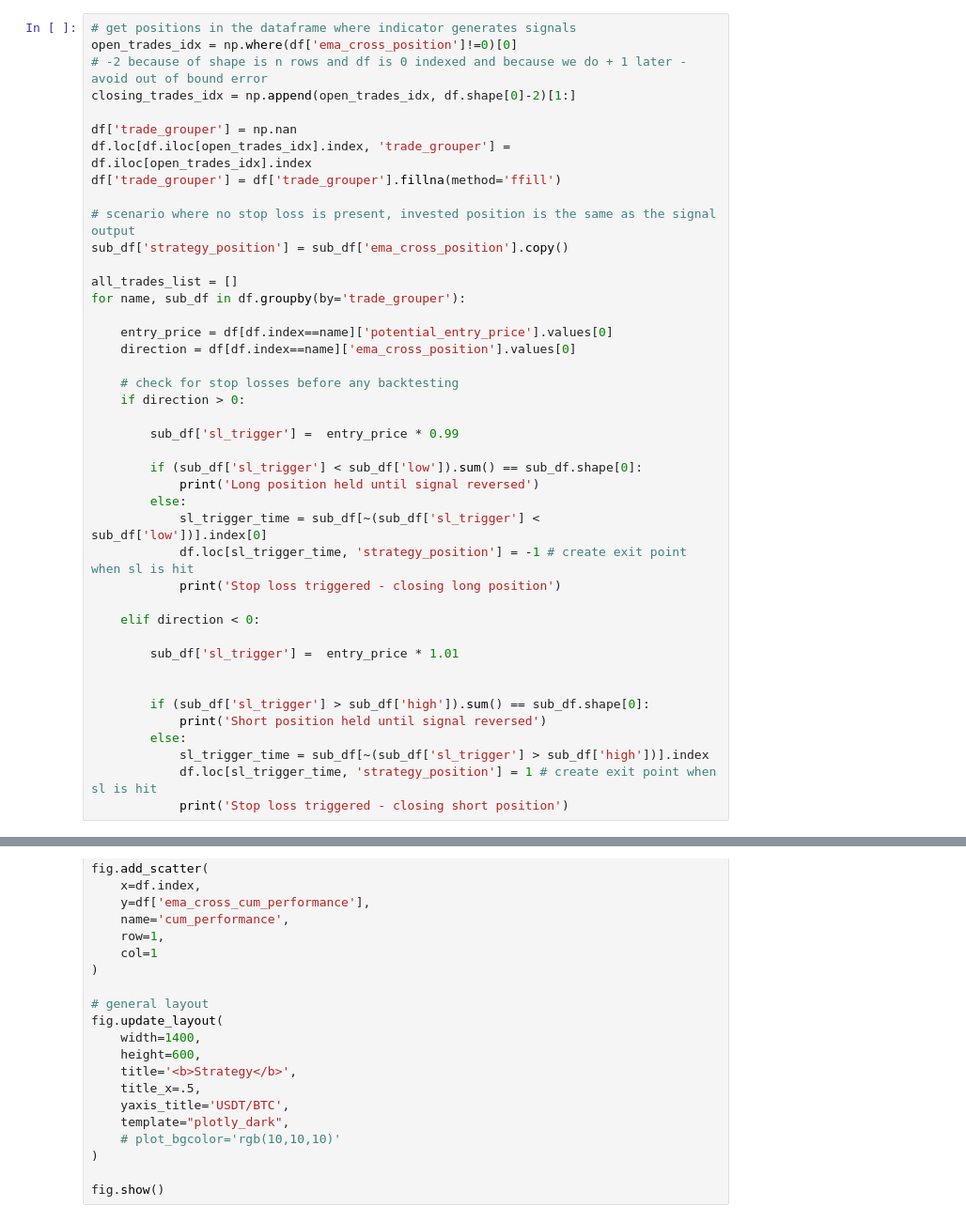
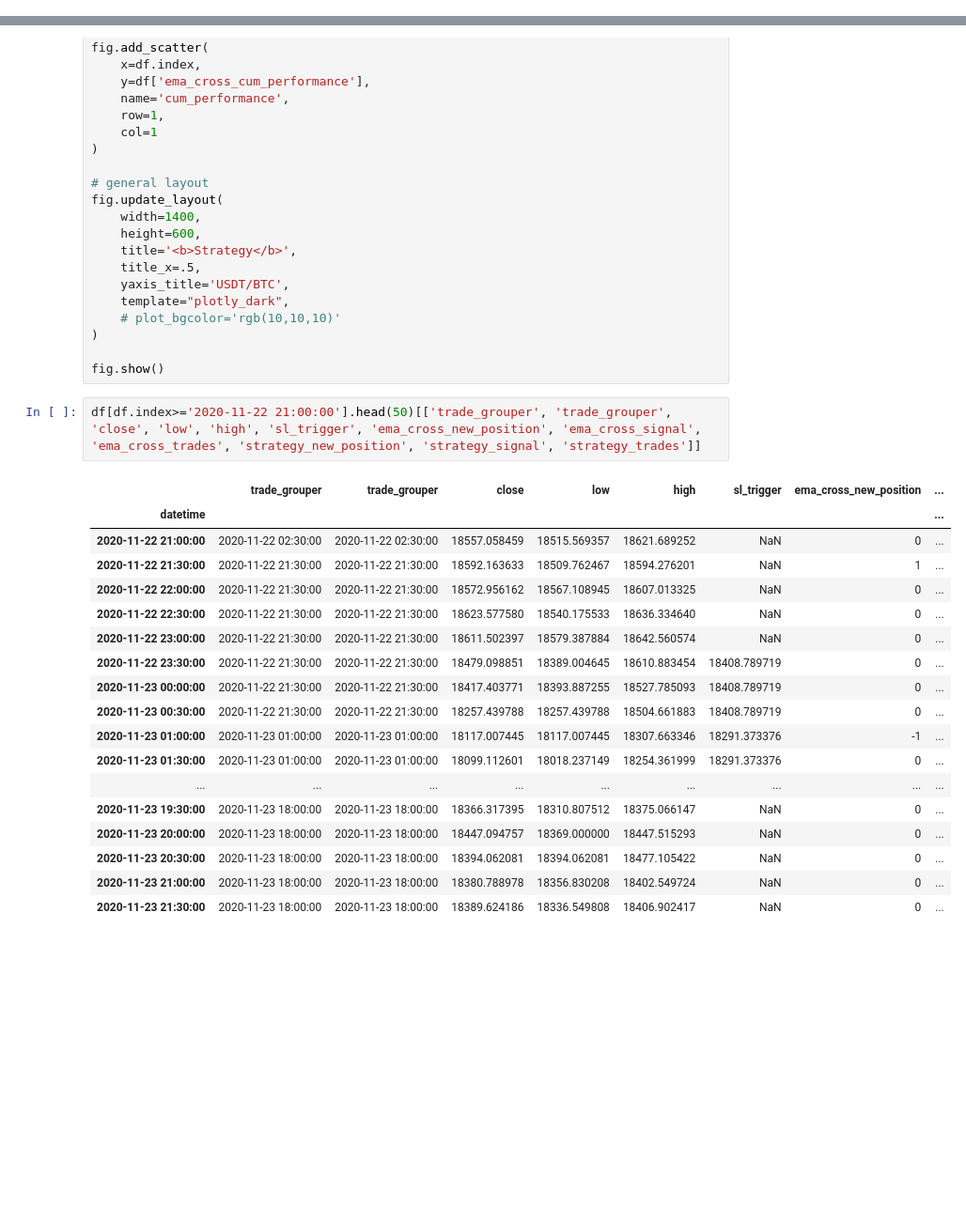
Before and after one commit to liammcknight95/RL_Trader, a Jupyter notebook: Trading.ipynb, the cells around one changed output, grey strips where cells are left out. Shown at 94% size. Drawn from its saved outputs; the diff is of its cells as text; blank space fills up the shorter version.

```diff
--- a/Trading.ipynb
+++ b/Trading.ipynb
@@ -313,42 +481,0 @@ df[['open', 'potential_entry_price']]
-# %%
-# get positions in the dataframe where indicator generates signals
-open_trades_idx = np.where(df['ema_cross_position']!=0)[0]
-# -2 because of shape is n rows and df is 0 indexed and because we do + 1 later - avoid out of bound error
-closing_trades_idx = np.append(open_trades_idx, df.shape[0]-2)[1:]
-
-df['trade_grouper'] = np.nan
-df.loc[df.iloc[open_trades_idx].index, 'trade_grouper'] = df.iloc[open_trades_idx].index
-df['trade_grouper'] = df['trade_grouper'].fillna(method='ffill')
-
-# scenario where no stop loss is present, invested position is the same as the signal output
-sub_df['strategy_position'] = sub_df['ema_cross_position'].copy()
-
-all_trades_list = []
-for name, sub_df in df.groupby(by='trade_grouper'):
-
-    entry_price = df[df.index==name]['potential_entry_price'].values[0]
-    direction = df[df.index==name]['ema_cross_position'].values[0]
-
-    # check for stop losses before any backtesting
-    if direction > 0:
-
-        sub_df['sl_trigger'] =  entry_price * 0.99
-
-        if (sub_df['sl_trigger'] < sub_df['low']).sum() == sub_df.shape[0]:
-            print('Long position held until signal reversed')
-        else:
-            sl_trigger_time = sub_df[~(sub_df['sl_trigger'] < sub_df['low'])].index[0]
-            df.loc[sl_trigger_time, 'strategy_position'] = -1 # create exit point when sl is hit
-            print('Stop loss triggered - closing long position')
-
-    elif direction < 0:
-
-        sub_df['sl_trigger'] =  entry_price * 1.01
-
-
-        if (sub_df['sl_trigger'] > sub_df['high']).sum() == sub_df.shape[0]:
-            print('Short position held until signal reversed')
-        else:
-            sl_trigger_time = sub_df[~(sub_df['sl_trigger'] > sub_df['high'])].index
-            df.loc[sl_trigger_time, 'strategy_position'] = 1 # create exit point when sl is hit
-            print('Stop loss triggered - closing short position')
@@ -671,3 +737,24 @@ fig.update_layout(
 )
 
 fig.show()
+# %%
+df[df.index>='2020-11-22 21:00:00'].head(50)[['trade_grouper', 'trade_grouper', 'close', 'low', 'high', 'sl_trigger', 'ema_cross_new_position', 'ema_cross_signal', 'ema_cross_trades', 'strategy_new_position', 'strategy_signal', 'strategy_trades']]
+# %% [output]
+|  | trade_grouper | trade_grouper | close | low | high | sl_trigger | ema_cross_new_position | ... |
+| datetime |  |  |  |  |  |  |  | ... |
+| 2020-11-22 21:00:00 | 2020-11-22 02:30:00 | 2020-11-22 02:30:00 | 18557.058459 | 18515.569357 | 18621.689252 | NaN | 0 | ... |
+| 2020-11-22 21:30:00 | 2020-11-22 21:30:00 | 2020-11-22 21:30:00 | 18592.163633 | 18509.762467 | 18594.276201 | NaN | 1 | ... |
+| 2020-11-22 22:00:00 | 2020-11-22 21:30:00 | 2020-11-22 21:30:00 | 18572.956162 | 18567.108945 | 18607.013325 | NaN | 0 | ... |
+| 2020-11-22 22:30:00 | 2020-11-22 21:30:00 | 2020-11-22 21:30:00 | 18623.577580 | 18540.175533 | 18636.334640 | NaN | 0 | ... |
+| 2020-11-22 23:00:00 | 2020-11-22 21:30:00 | 2020-11-22 21:30:00 | 18611.502397 | 18579.387884 | 18642.560574 | NaN | 0 | ... |
+| 2020-11-22 23:30:00 | 2020-11-22 21:30:00 | 2020-11-22 21:30:00 | 18479.098851 | 18389.004645 | 18610.883454 | 18408.789719 | 0 | ... |
+| 2020-11-23 00:00:00 | 2020-11-22 21:30:00 | 2020-11-22 21:30:00 | 18417.403771 | 18393.887255 | 18527.785093 | 18408.789719 | 0 | ... |
+| 2020-11-23 00:30:00 | 2020-11-22 21:30:00 | 2020-11-22 21:30:00 | 18257.439788 | 18257.439788 | 18504.661883 | 18408.789719 | 0 | ... |
+| 2020-11-23 01:00:00 | 2020-11-23 01:00:00 | 2020-11-23 01:00:00 | 18117.007445 | 18117.007445 | 18307.663346 | 18291.373376 | -1 | ... |
+| 2020-11-23 01:30:00 | 2020-11-23 01:00:00 | 2020-11-23 01:00:00 | 18099.112601 | 18018.237149 | 18254.361999 | 18291.373376 | 0 | ... |
+| ... | ... | ... | ... | ... | ... | ... | ... | ... |
+| 2020-11-23 19:30:00 | 2020-11-23 18:00:00 | 2020-11-23 18:00:00 | 18366.317395 | 18310.807512 | 18375.066147 | NaN | 0 | ... |
+| 2020-11-23 20:00:00 | 2020-11-23 18:00:00 | 2020-11-23 18:00:00 | 18447.094757 | 18369.000000 | 18447.515293 | NaN | 0 | ... |
+| 2020-11-23 20:30:00 | 2020-11-23 18:00:00 | 2020-11-23 18:00:00 | 18394.062081 | 18394.062081 | 18477.105422 | NaN | 0 | ... |
+| 2020-11-23 21:00:00 | 2020-11-23 18:00:00 | 2020-11-23 18:00:00 | 18380.788978 | 18356.830208 | 18402.549724 | NaN | 0 | ... |
+| 2020-11-23 21:30:00 | 2020-11-23 18:00:00 | 2020-11-23 18:00:00 | 18389.624186 | 18336.549808 | 18406.902417 | NaN | 0 | ... |
```
Also changed, not shown: parts of 20 cells of this notebook, 1 other file.
